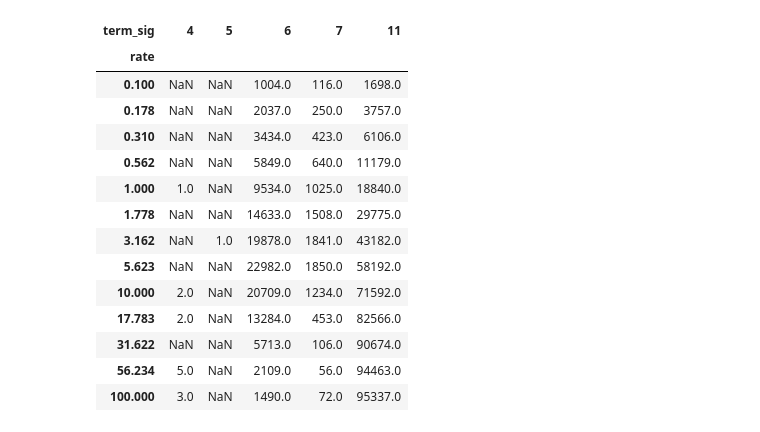
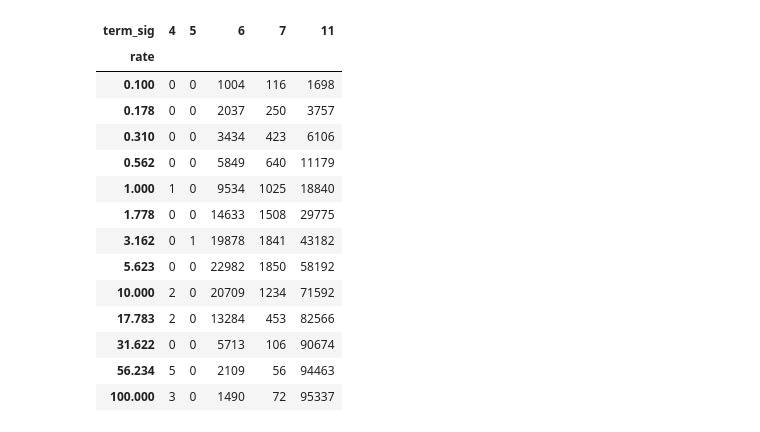
Before and after one commit to Longi94/chaos_db, a Jupyter notebook: jupyter/duckdb_tpch1_flip_heap_plots.ipynb, the cells around one changed output. Saved outputs shown, nothing was run; the diff lists cells and outputs as text; code cells hidden in the pictures.

```diff
--- a/jupyter/duckdb_tpch1_flip_heap_plots.ipynb
+++ b/jupyter/duckdb_tpch1_flip_heap_plots.ipynb
@@ -256,25 +182,25 @@ plt.show()
 # %%
 crashes = merged_df[merged_df['result'] == 2]
 signals = crashes['term_sig'].unique()
 crash_count = crashes.groupby(['term_sig', 'rate']).size().reset_index(name='counts')
-crash_pivoted = pd.pivot_table(crash_count, values='counts', index='rate', columns='term_sig')
+crash_pivoted = pd.pivot_table(crash_count, values='counts', index='rate', columns='term_sig', fill_value=0)
 crash_pivoted
 # %% [output]
 | term_sig | 4 | 5 | 6 | 7 | 11 |
 | rate |  |  |  |  |  |
-| 0.100 | NaN | NaN | 1004.0 | 116.0 | 1698.0 |
-| 0.178 | NaN | NaN | 2037.0 | 250.0 | 3757.0 |
-| 0.310 | NaN | NaN | 3434.0 | 423.0 | 6106.0 |
-| 0.562 | NaN | NaN | 5849.0 | 640.0 | 11179.0 |
-| 1.000 | 1.0 | NaN | 9534.0 | 1025.0 | 18840.0 |
-| 1.778 | NaN | NaN | 14633.0 | 1508.0 | 29775.0 |
-| 3.162 | NaN | 1.0 | 19878.0 | 1841.0 | 43182.0 |
-| 5.623 | NaN | NaN | 22982.0 | 1850.0 | 58192.0 |
-| 10.000 | 2.0 | NaN | 20709.0 | 1234.0 | 71592.0 |
-| 17.783 | 2.0 | NaN | 13284.0 | 453.0 | 82566.0 |
-| 31.622 | NaN | NaN | 5713.0 | 106.0 | 90674.0 |
-| 56.234 | 5.0 | NaN | 2109.0 | 56.0 | 94463.0 |
-| 100.000 | 3.0 | NaN | 1490.0 | 72.0 | 95337.0 |
+| 0.100 | 0 | 0 | 1004 | 116 | 1698 |
+| 0.178 | 0 | 0 | 2037 | 250 | 3757 |
+| 0.310 | 0 | 0 | 3434 | 423 | 6106 |
+| 0.562 | 0 | 0 | 5849 | 640 | 11179 |
+| 1.000 | 1 | 0 | 9534 | 1025 | 18840 |
+| 1.778 | 0 | 0 | 14633 | 1508 | 29775 |
+| 3.162 | 0 | 1 | 19878 | 1841 | 43182 |
+| 5.623 | 0 | 0 | 22982 | 1850 | 58192 |
+| 10.000 | 2 | 0 | 20709 | 1234 | 71592 |
+| 17.783 | 2 | 0 | 13284 | 453 | 82566 |
+| 31.622 | 0 | 0 | 5713 | 106 | 90674 |
+| 56.234 | 5 | 0 | 2109 | 56 | 94463 |
+| 100.000 | 3 | 0 | 1490 | 72 | 95337 |
 # %%
 fig = plt.figure()
 fig.suptitle('Crash types')
```
Also changed, not shown: parts of 4 cells of this notebook, 3 other files.
